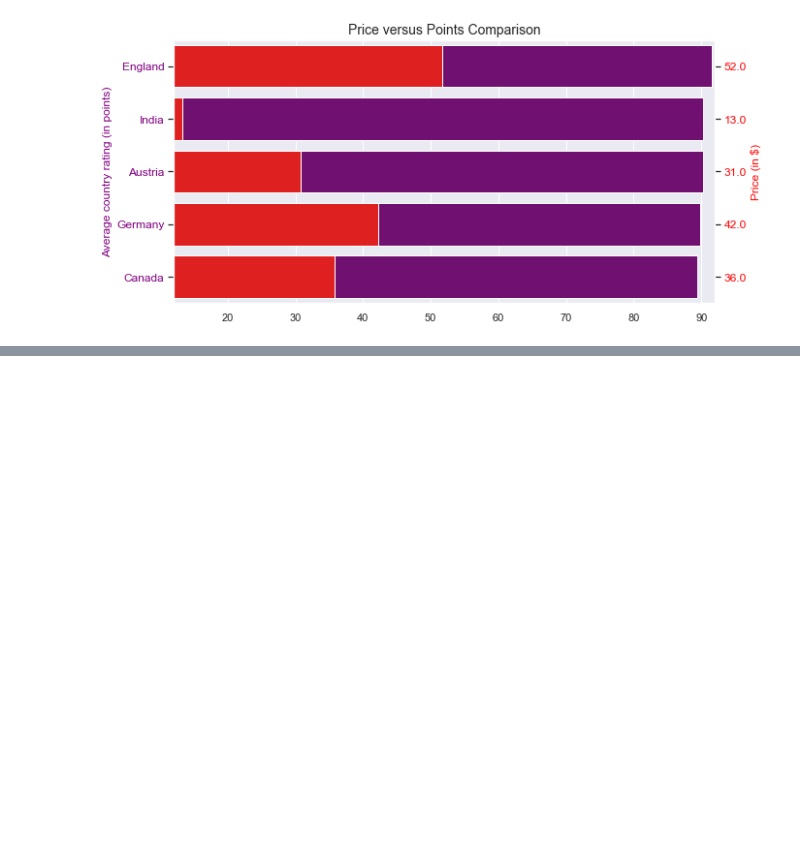
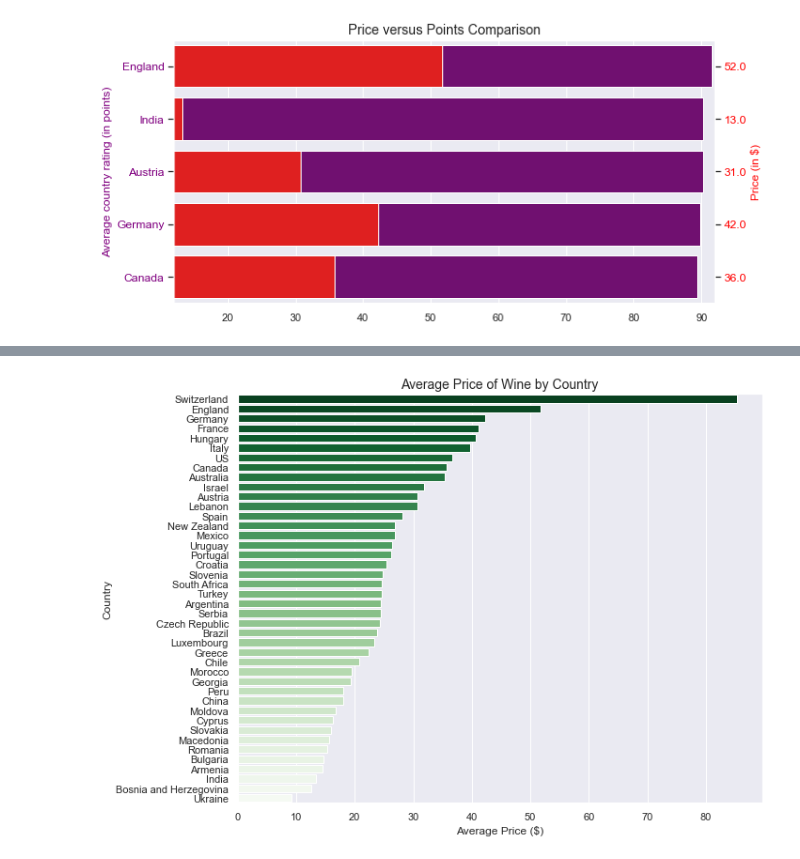
Before and after one commit to Nima-Sayyah/Drink-by-Data, a Jupyter notebook: Drink by Data (NS).ipynb, the cells around one changed output, grey strips where cells are left out. Cells and saved outputs as stored; diff of their text form; code cells hidden in the pictures; blank space fills up the shorter version.

```diff
--- a/Drink by Data (NS).ipynb
+++ b/Drink by Data (NS).ipynb
@@ -471,0 +472,13 @@ plt.ylabel('Number of Ratings');
+# %%
+df4 = df1.groupby('country').agg('mean')
+df5 = df4.sort_values(by='price', ascending=False)
+y_val = df5.index.to_series()
+x_val = df5['price']
+
+plt.figure(figsize=(10,8))
+sns.barplot(x=x_val, y=y_val, palette='Greens_r')
+plt.title('Average Price of Wine by Country', fontsize = 14)
+plt.xlabel('Average Price ($)')
+plt.ylabel('Country');
+# %% [output]
+[figure, added]
```
Also changed, not shown: parts of 16 cells of this notebook.
